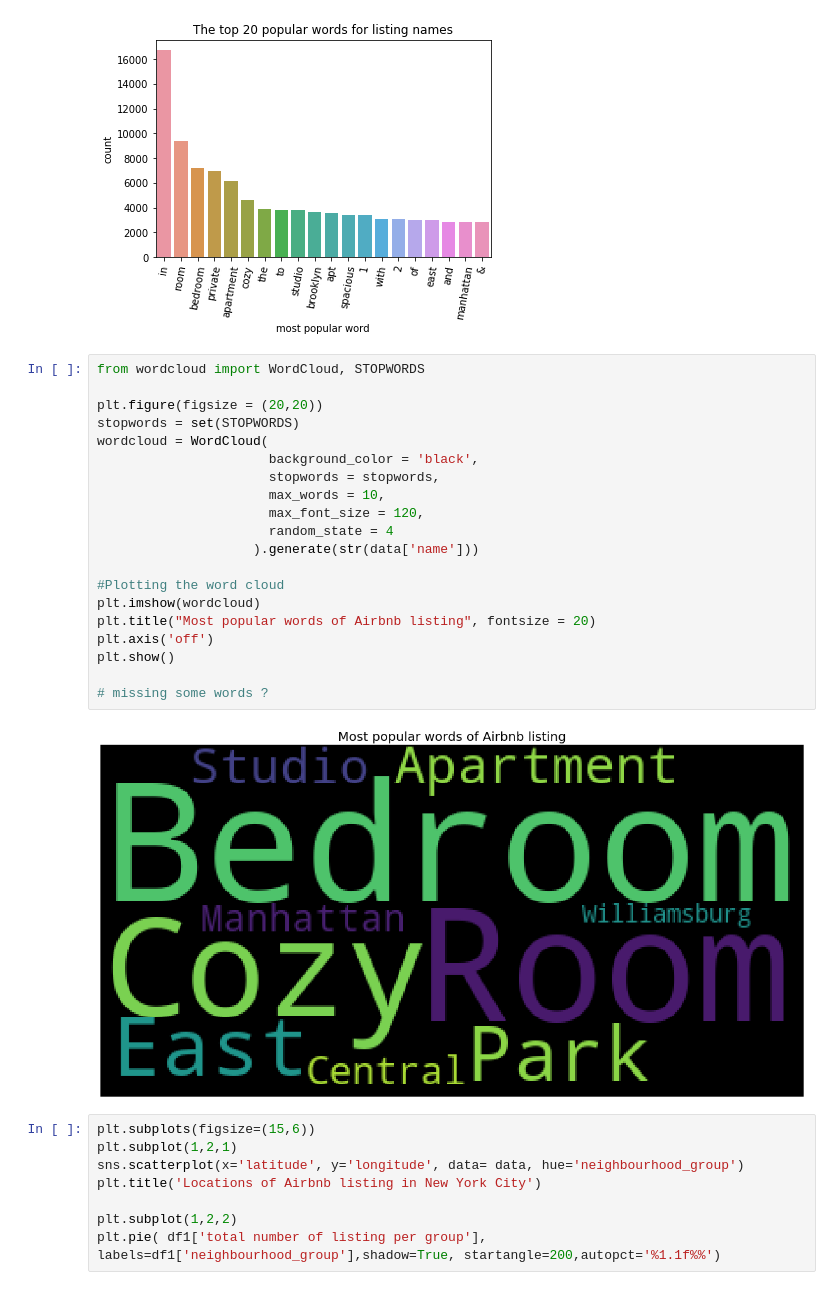
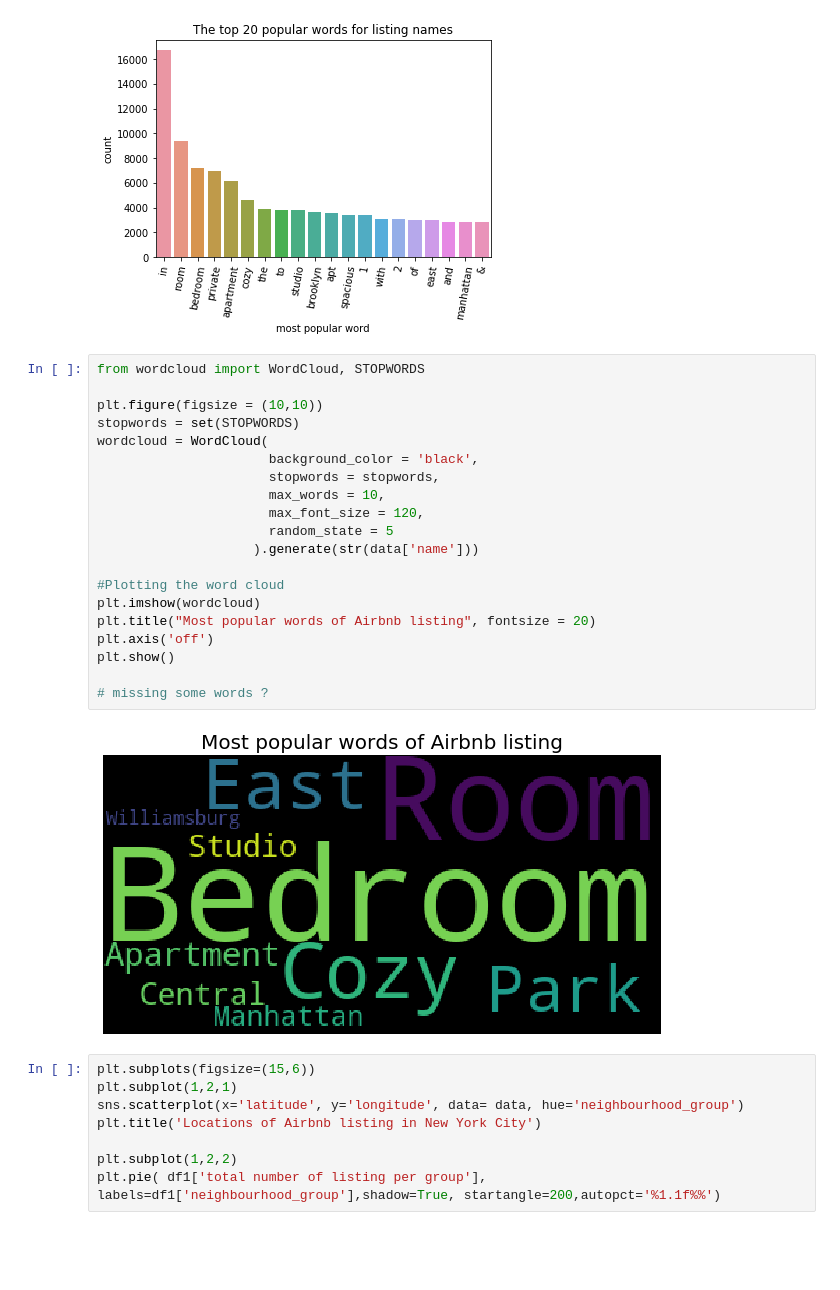
Before and after one commit to sw299/Thinkful_projects, a Jupyter notebook: Capstone_project1.ipynb, the cells around one changed output. Saved outputs shown, nothing was run; the diff lists cells and outputs as text; blank space fills up the shorter version.

```diff
--- a/Capstone_project1.ipynb
+++ b/Capstone_project1.ipynb
@@ -186,25 +186,25 @@ Text(0.5, 1.0, 'The top 20 popular words for listing names')
 # %%
 from wordcloud import WordCloud, STOPWORDS
 
-plt.figure(figsize = (20,20))
+plt.figure(figsize = (10,10))
 stopwords = set(STOPWORDS)
 wordcloud = WordCloud(
                       background_color = 'black',
                       stopwords = stopwords,
                       max_words = 10,
                       max_font_size = 120,
-                      random_state = 4
+                      random_state = 5
                     ).generate(str(data['name']))
 
 #Plotting the word cloud
 plt.imshow(wordcloud)
 plt.title("Most popular words of Airbnb listing", fontsize = 20)
 plt.axis('off')
 plt.show()
 
 # missing some words ?
 # %% [output]
-[figure, old version]
+[figure, new version]
 # %%
 plt.subplots(figsize=(15,6))
 plt.subplot(1,2,1)
```
Also changed, not shown: 2 other files.
